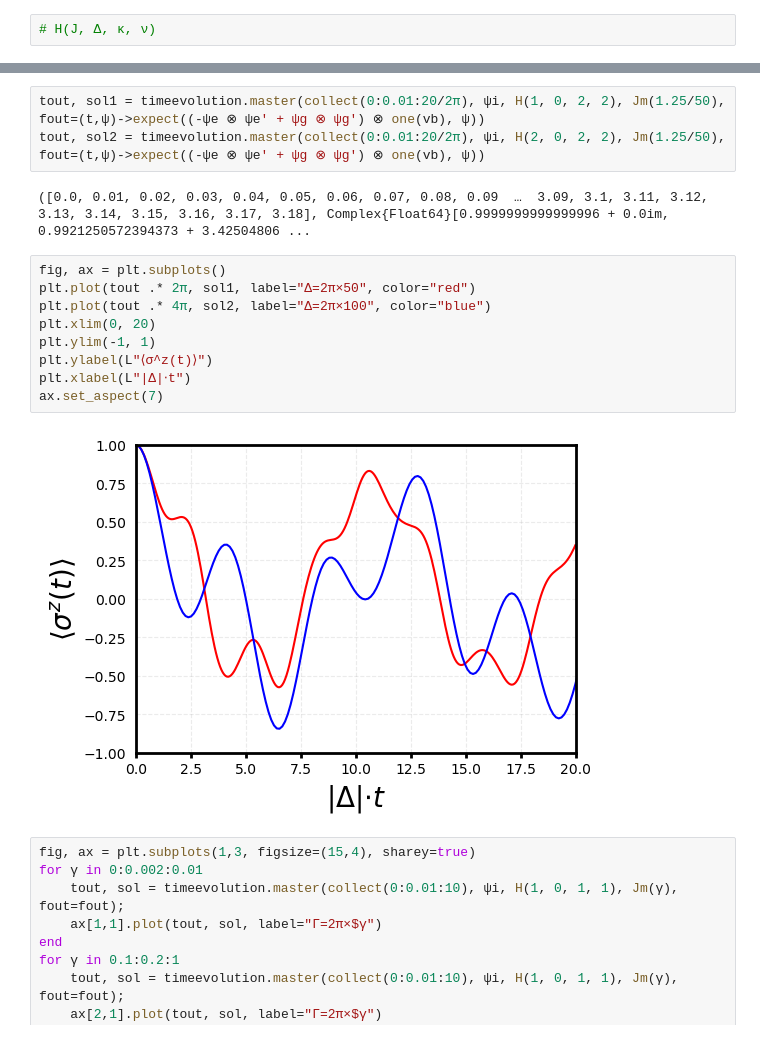
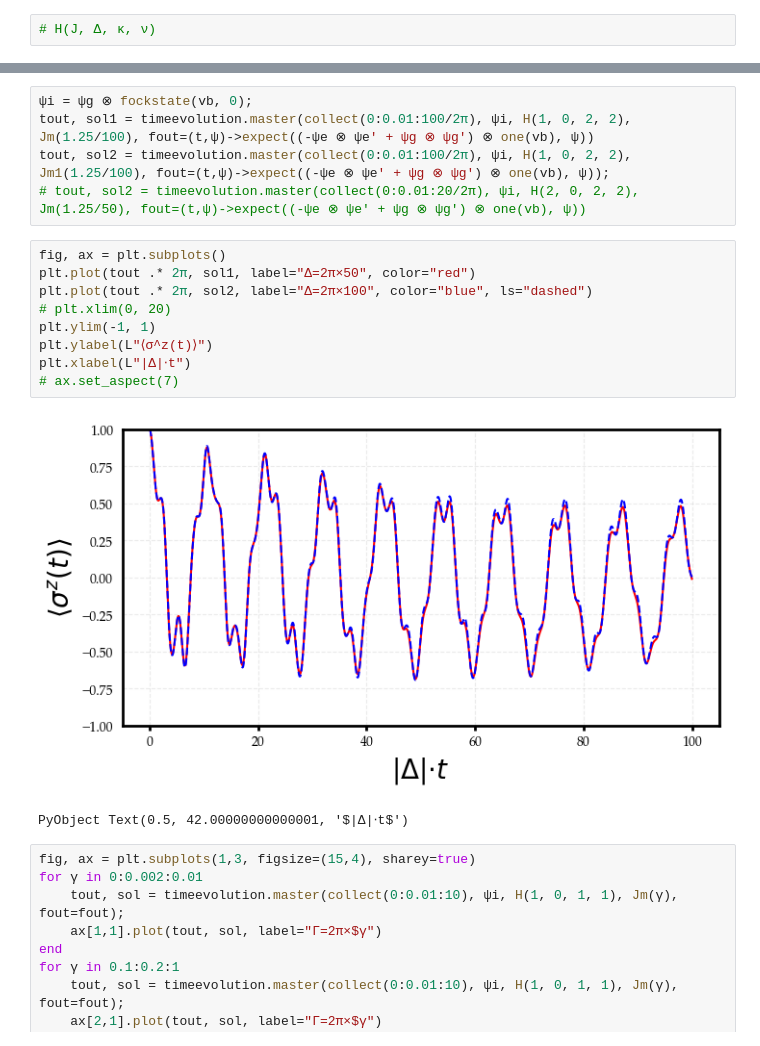
Before and after one commit to HaeffnerLab/lattice_notebooks, a Jupyter notebook: ideal_vaet.ipynb, the cells around one changed output, grey strips where cells are left out. Drawn from its saved outputs; the diff is of its cells as text.

```diff
--- a/ideal_vaet.ipynb
+++ b/ideal_vaet.ipynb
@@ -329,21 +332,22 @@ No handles with labels found to put in legend.
 No handles with labels found to put in legend.
 PyObject <matplotlib.legend.Legend object at 0x...>
 # %%
-tout, sol1 = timeevolution.master(collect(0:0.01:20/2π), ψi, H(1, 0, 2, 2), Jm(1.25/50), fout=(t,ψ)->expect((-ψe ⊗ ψe' + ψg ⊗ ψg') ⊗ one(vb), ψ))
-tout, sol2 = timeevolution.master(collect(0:0.01:20/2π), ψi, H(2, 0, 2, 2), Jm(1.25/50), fout=(t,ψ)->expect((-ψe ⊗ ψe' + ψg ⊗ ψg') ⊗ one(vb), ψ))
+ψi = ψg ⊗ fockstate(vb, 0);
+tout, sol1 = timeevolution.master(collect(0:0.01:100/2π), ψi, H(1, 0, 2, 2), Jm(1.25/100), fout=(t,ψ)->expect((-ψe ⊗ ψe' + ψg ⊗ ψg') ⊗ one(vb), ψ))
+tout, sol2 = timeevolution.master(collect(0:0.01:100/2π), ψi, H(1, 0, 2, 2), Jm1(1.25/100), fout=(t,ψ)->expect((-ψe ⊗ ψe' + ψg ⊗ ψg') ⊗ one(vb), ψ));
+# tout, sol2 = timeevolution.master(collect(0:0.01:20/2π), ψi, H(2, 0, 2, 2), Jm(1.25/50), fout=(t,ψ)->expect((-ψe ⊗ ψe' + ψg ⊗ ψg') ⊗ one(vb), ψ))
-# %% [output]
-([0.0, 0.01, 0.02, 0.03, 0.04, 0.05, 0.06, 0.07, 0.08, 0.09  …  3.09, 3.1, 3.11, 3.12, 3.13, 3.14, 3.15, 3.16, 3.17, 3.18], Complex{Float64}[0.9999999999999996 + 0.0im, 0.9921250572394373 + 3.42504806 ...
 # %%
 fig, ax = plt.subplots()
 plt.plot(tout .* 2π, sol1, label="Δ=2π×50", color="red")
-plt.plot(tout .* 4π, sol2, label="Δ=2π×100", color="blue")
-plt.xlim(0, 20)
+plt.plot(tout .* 2π, sol2, label="Δ=2π×100", color="blue", ls="dashed")
+# plt.xlim(0, 20)
 plt.ylim(-1, 1)
 plt.ylabel(L"⟨σ^z(t)⟩")
 plt.xlabel(L"|Δ|⋅t")
-ax.set_aspect(7)
+# ax.set_aspect(7)
 # %% [output]
-[figure, old version]
+[figure, new version]
+PyObject Text(0.5, 42.00000000000001, '$|Δ|⋅t$')
 # %%
 fig, ax = plt.subplots(1,3, figsize=(15,4), sharey=true)
 for γ in 0:0.002:0.01
```
Also changed, not shown: parts of 3 cells of this notebook, 7 other files.
